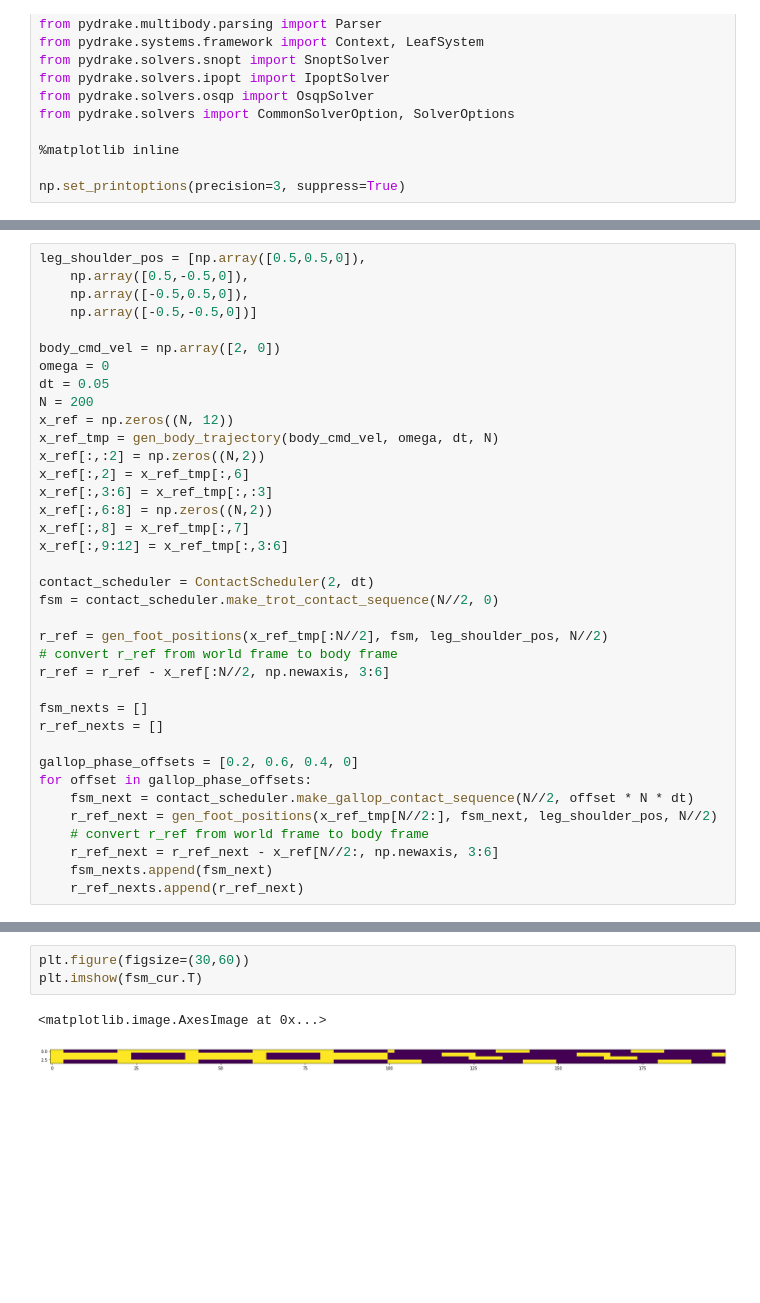
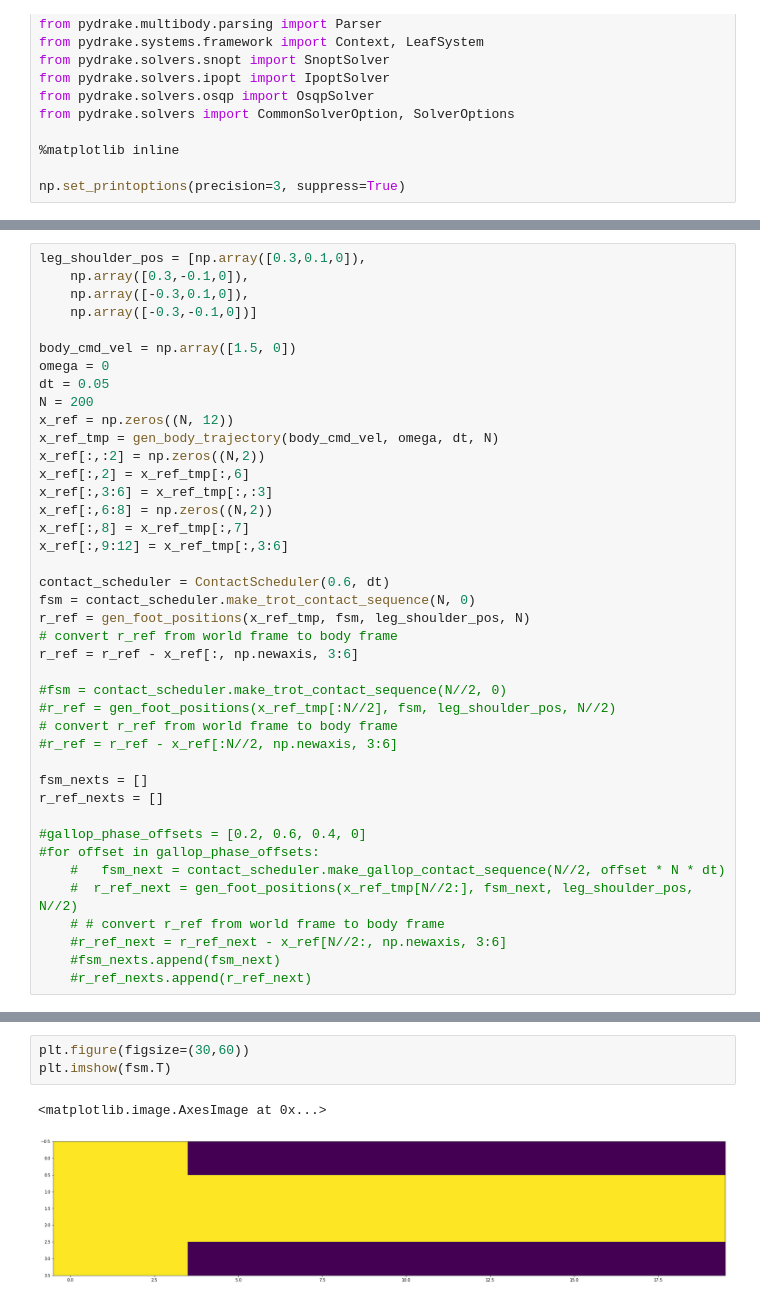
Before and after one commit to JChunX/gait-trans, a Jupyter notebook: gait_trans/playground.ipynb, the cells around one changed output, grey strips where cells are left out. Saved outputs shown, nothing was run; the diff lists cells and outputs as text; blank space fills up the shorter version.

```diff
--- a/gait_trans/playground.ipynb
+++ b/gait_trans/playground.ipynb
@@ -583,12 +592,12 @@ class QuadrupedMPC(LeafSystem):
             print("MPC failed to solve")
             return None
 # %%
-leg_shoulder_pos = [np.array([0.5,0.5,0]),
-    np.array([0.5,-0.5,0]),
-    np.array([-0.5,0.5,0]),
-    np.array([-0.5,-0.5,0])]
+leg_shoulder_pos = [np.array([0.3,0.1,0]),
+    np.array([0.3,-0.1,0]),
+    np.array([-0.3,0.1,0]),
+    np.array([-0.3,-0.1,0])]
 
-body_cmd_vel = np.array([2, 0])
+body_cmd_vel = np.array([1.5, 0])
 omega = 0
 dt = 0.05
 N = 200
@@ -601,24 +610,28 @@ x_ref[:,6:8] = np.zeros((N,2))
 x_ref[:,8] = x_ref_tmp[:,7]
 x_ref[:,9:12] = x_ref_tmp[:,3:6]
 
-contact_scheduler = ContactScheduler(2, dt)
-fsm = contact_scheduler.make_trot_contact_sequence(N//2, 0)
+contact_scheduler = ContactScheduler(0.6, dt)
+fsm = contact_scheduler.make_trot_contact_sequence(N, 0)
+r_ref = gen_foot_positions(x_ref_tmp, fsm, leg_shoulder_pos, N)
+# convert r_ref from world frame to body frame
+r_ref = r_ref - x_ref[:, np.newaxis, 3:6]
 
-r_ref = gen_foot_positions(x_ref_tmp[:N//2], fsm, leg_shoulder_pos, N//2)
+#fsm = contact_scheduler.make_trot_contact_sequence(N//2, 0)
+#r_ref = gen_foot_positions(x_ref_tmp[:N//2], fsm, leg_shoulder_pos, N//2)
 # convert r_ref from world frame to body frame
-r_ref = r_ref - x_ref[:N//2, np.newaxis, 3:6]
+#r_ref = r_ref - x_ref[:N//2, np.newaxis, 3:6]
 
 fsm_nexts = []
 r_ref_nexts = []
 
-gallop_phase_offsets = [0.2, 0.6, 0.4, 0]
-for offset in gallop_phase_offsets:
-    fsm_next = contact_scheduler.make_gallop_contact_sequence(N//2, offset * N * dt)
-    r_ref_next = gen_foot_positions(x_ref_tmp[N//2:], fsm_next, leg_shoulder_pos, N//2)
-    # convert r_ref from world frame to body frame
-    r_ref_next = r_ref_next - x_ref[N//2:, np.newaxis, 3:6]
-    fsm_nexts.append(fsm_next)
-    r_ref_nexts.append(r_ref_next)
+#gallop_phase_offsets = [0.2, 0.6, 0.4, 0]
+#for offset in gallop_phase_offsets:
+    #   fsm_next = contact_scheduler.make_gallop_contact_sequence(N//2, offset * N * dt)
+    #  r_ref_next = gen_foot_positions(x_ref_tmp[N//2:], fsm_next, leg_shoulder_pos, N//2)
+    # # convert r_ref from world frame to body frame
+    #r_ref_next = r_ref_next - x_ref[N//2:, np.newaxis, 3:6]
+    #fsm_nexts.append(fsm_next)
+    #r_ref_nexts.append(r_ref_next)
 # %%
 def plot_com_traj(x_ref, x_mpc):
     """
@@ -823,6 +794,6 @@ infeasiable: LinearEqua
 # %%
 plt.figure(figsize=(30,60))
-plt.imshow(fsm_cur.T)
+plt.imshow(fsm.T)
 # %% [output]
 <matplotlib.image.AxesImage at 0x...>
-[figure, old version]
+[figure, new version]
```
Also changed, not shown: parts of 6 cells of this notebook, 3 other files.
